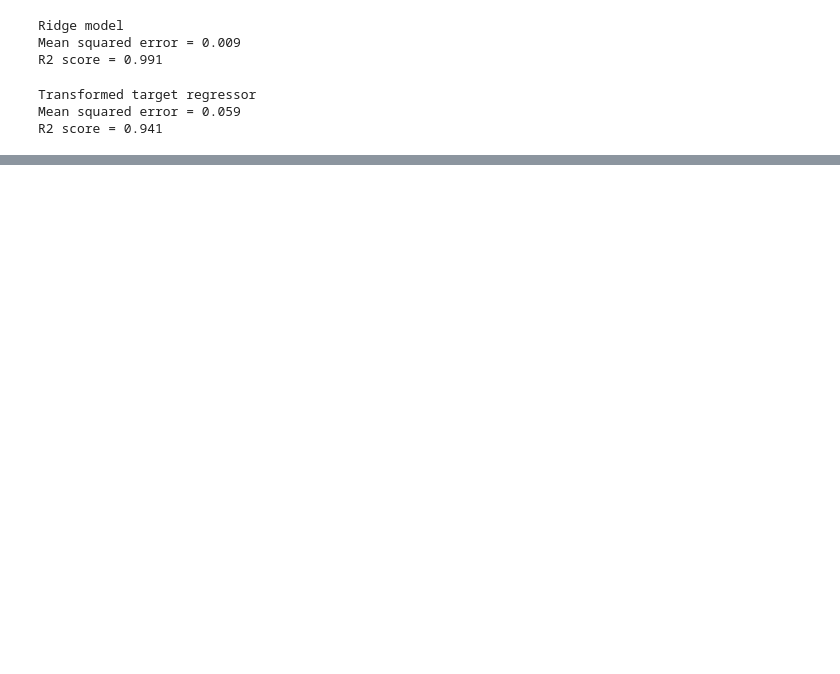
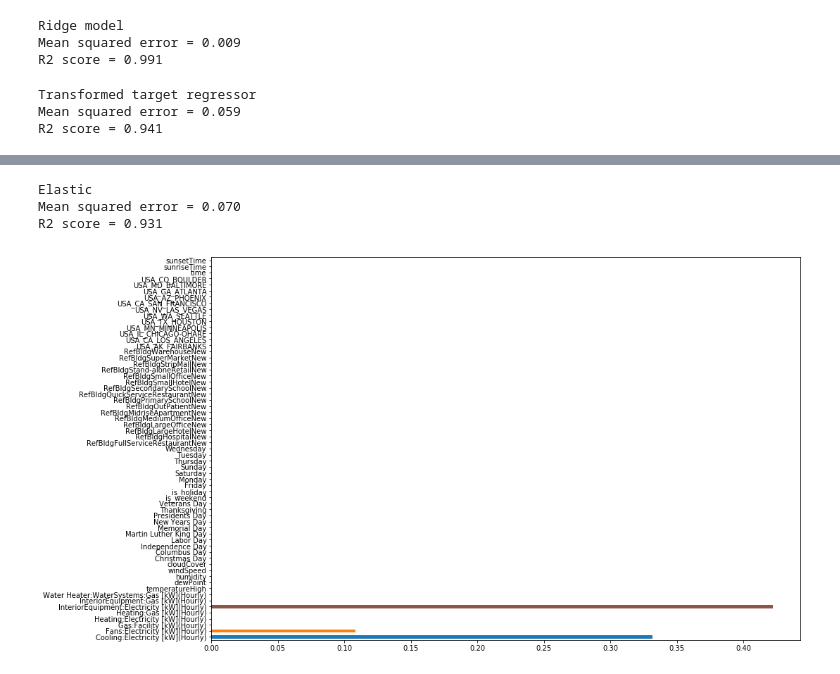
Before and after one commit to fagan2888/EnergyScience, a Jupyter notebook: Energybook-consumption.ipynb, the cells around one changed output, grey strips where cells are left out. Drawn from its saved outputs; the diff is of its cells as text; code cells hidden in the pictures; blank space fills up the shorter version.

Commit message:
Yellowbrick feature importances

```diff
--- a/Energybook-consumption.ipynb
+++ b/Energybook-consumption.ipynb
@@ -562,7 +592,7 @@ Coefficient of Determination: [-1.0599411799765279e+20, 0.9899287212559039, 0.99
 X_train, X_test, y_train, y_test = train_test_split(dataset_features, dataset_labels, test_size=0.1)
 # %%
 model = LinearRegression()
-model.fit(X_train, y_train)
+est = model.fit(X_train, y_train)
 
 expected = y_test
 predicted = model.predict(X_test)
@@ -570,5 +600,6 @@ predicted = model.predict(X_test)
 print('Linear Regression model')
 print('Mean Squared Error: %0.3f' % mse(expected, predicted))
 print('Coefficient of Determination: %0.3f' % r2_score(expected, predicted))
+print('Coefficients: {}'.format(model.coef_))
 # %% [output]
 Linear Regression model
@@ -577,5 +624,5 @@ Coefficient of Determination: 0.991
 # %%
-model = Ridge(alpha=0.1)
+model = Ridge(alpha=0.2)
 model.fit(X_train, y_train)
 
 expected = y_test
@@ -590,11 +637 @@ Mean Squared Error: 0.000
 Coefficient of Determination: 0.991
-# %%
-model = RandomForestRegressor()
-model.fit(X_train, y_train)
-
-expected = y_test
-predicted = model.predict(X_test)
-
-print('Random Forest model')
-print('Mean squared error = %0.3f' % mse(expected, predicted))
-print('R2 score = %0.3f' % r2_score(expected, predicted))
@@ -646,0 +676,31 @@ R2 score = 0.930
+# %%
+from yellowbrick.features import FeatureImportances
+
+# model = RandomForestClassifier(n_estimators=10)
+viz = FeatureImportances(lasso, size=(1080, 720))
+
+viz.fit(dataset_features, dataset_labels)
+# Note: the FeatureImportances visualizer is a model visualizer,
+# not a feature visualizer, so it doesn't have a transform method!
+viz.poof()
+# %%
+elastic = ElasticNet(alpha=0.3, max_iter=10e5)
+elastic.fit(X_train,y_train)
+expected = y_test
+predicted = elastic.predict(X_test)
+
+print('Elastic')
+print('Mean squared error = %0.3f' % mse(expected, predicted))
+print('R2 score = %0.3f' % r2_score(expected, predicted))
+# print('Accuracy score = %0.3f' % accuracy_score(expected, predicted))
+# %% [output]
+Elastic
+Mean squared error = 0.070
+R2 score = 0.931
+# %%
+plt.figure(figsize=(15,10))
+ft_importances_lm = pd.Series(lasso.coef_, index = dataset_features.columns)
+ft_importances_lm.plot(kind='barh')
+plt.show()
+# %% [output]
+[figure, added]
```
Also changed, not shown: parts of 14 cells of this notebook, 1 other file.
